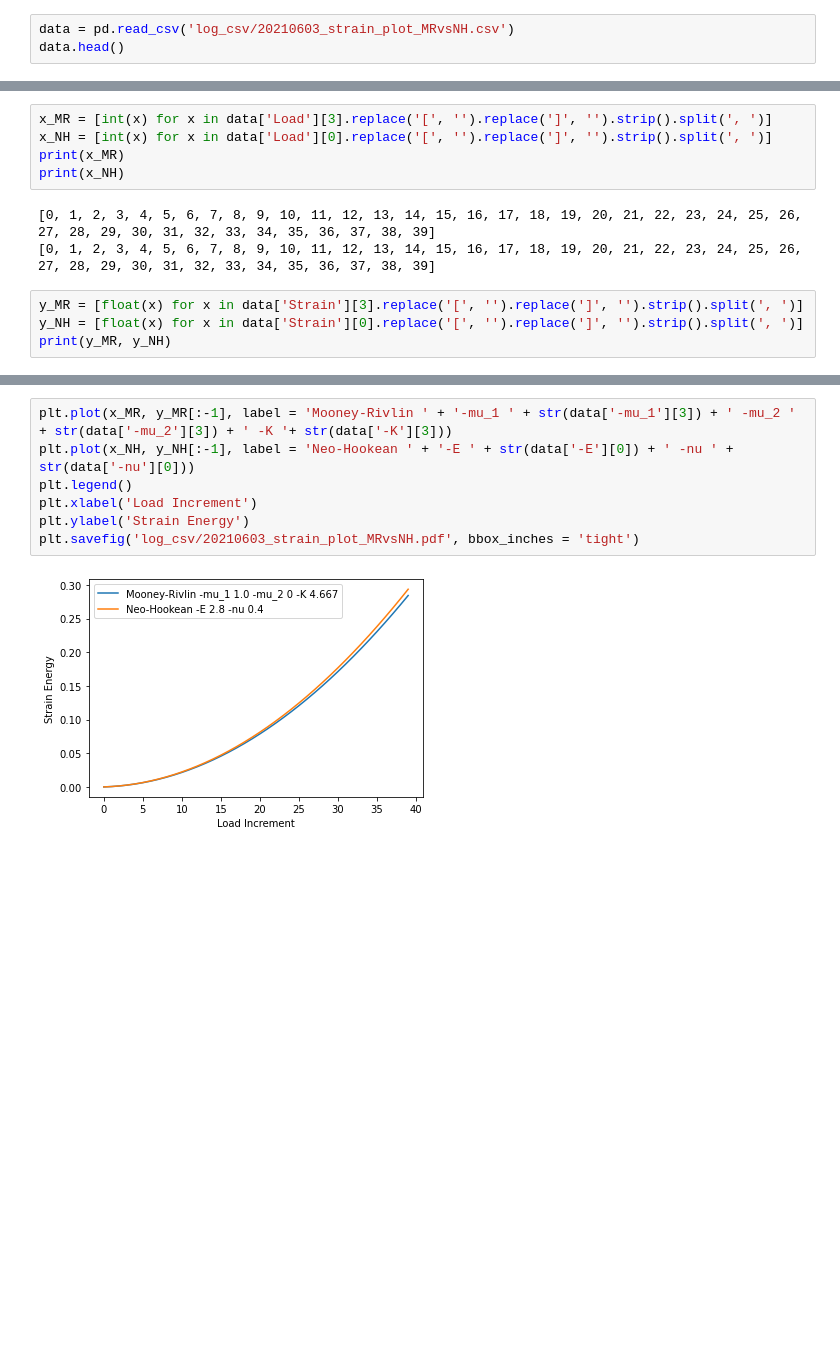
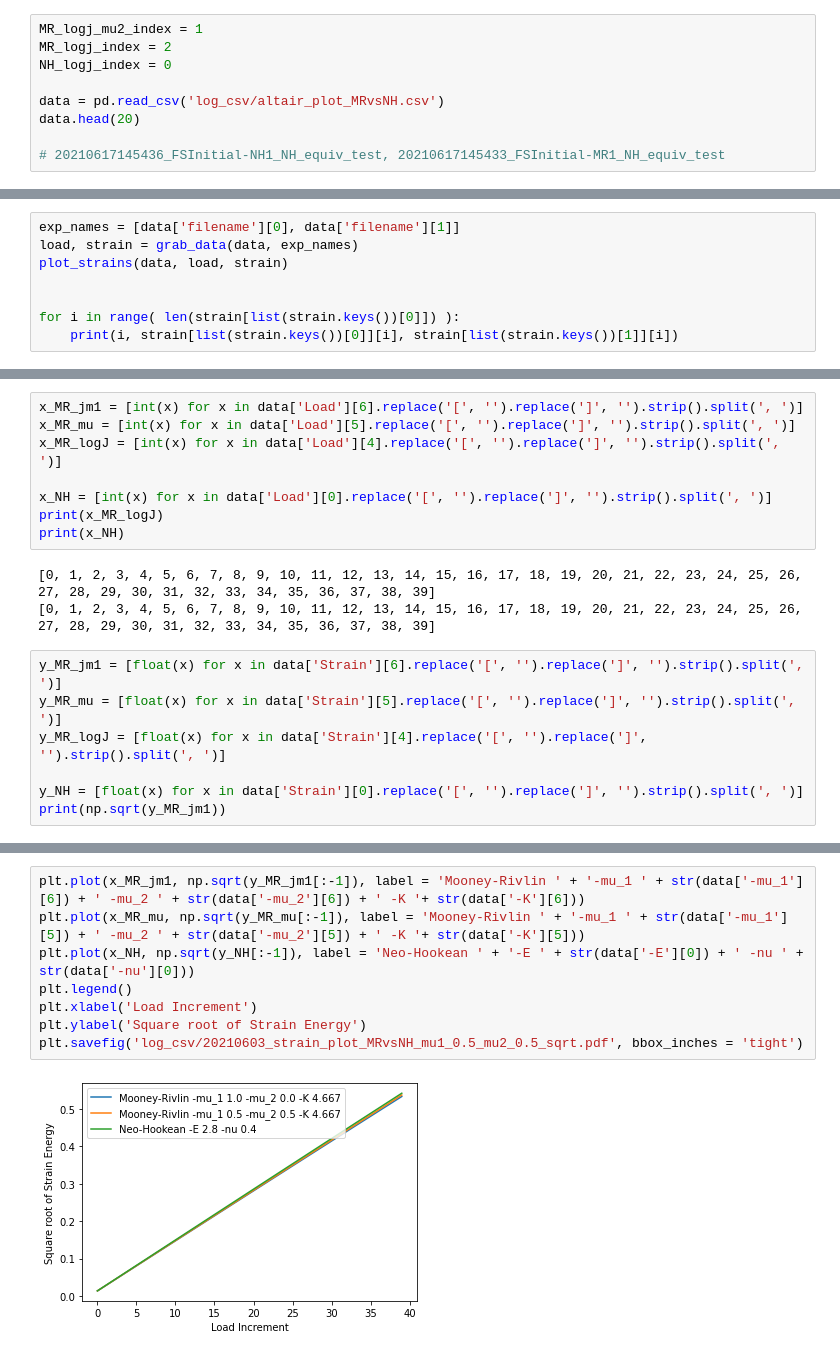
Before and after one commit to karenlstengel/gradResearchData, a Jupyter notebook: figures.ipynb, the cells around one changed output, grey strips where cells are left out. Drawn from its saved outputs; the diff is of its cells as text; blank space fills up the shorter version.

Commit message:
misc tests and added parameter calculation func

```diff
--- a/figures.ipynb
+++ b/figures.ipynb
@@ -7,5 +54,11 @@ import altair as alt
 # %%
-data = pd.read_csv('log_csv/20210603_strain_plot_MRvsNH.csv')
-data.head()
+MR_logj_mu2_index = 1
+MR_logj_index = 2
+NH_logj_index = 0
+
+data = pd.read_csv('log_csv/altair_plot_MRvsNH.csv')
+data.head(20)
+
+# 20210617145436_FSInitial-NH1_NH_equiv_test, 20210617145433_FSInitial-MR1_NH_equiv_test
 # %% [output]
 |  | Unnamed: 0 | -E | -nu | -mu_1 | -K | -mu_2 | -problem | -bc_clamp | -bc_clamp_1_rotate | ... |
@@ -15,0 +73,8 @@ data.head()
+# %%
+exp_names = [data['filename'][0], data['filename'][1]]
+load, strain = grab_data(data, exp_names)
+plot_strains(data, load, strain)
+
+
+for i in range( len(strain[list(strain.keys())[0]]) ):
+    print(i, strain[list(strain.keys())[0]][i], strain[list(strain.keys())[1]][i])
@@ -16,13 +101,19 @@ data.head()
 # %%
-x_MR = [int(x) for x in data['Load'][3].replace('[', '').replace(']', '').strip().split(', ')]
+x_MR_jm1 = [int(x) for x in data['Load'][6].replace('[', '').replace(']', '').strip().split(', ')]
+x_MR_mu = [int(x) for x in data['Load'][5].replace('[', '').replace(']', '').strip().split(', ')]
+x_MR_logJ = [int(x) for x in data['Load'][4].replace('[', '').replace(']', '').strip().split(', ')]
+
 x_NH = [int(x) for x in data['Load'][0].replace('[', '').replace(']', '').strip().split(', ')]
-print(x_MR)
+print(x_MR_logJ)
 print(x_NH)
 # %% [output]
 [0, 1, 2, 3, 4, 5, 6, 7, 8, 9, 10, 11, 12, 13, 14, 15, 16, 17, 18, 19, 20, 21, 22, 23, 24, 25, 26, 27, 28, 29, 30, 31, 32, 33, 34, 35, 36, 37, 38, 39]
 [0, 1, 2, 3, 4, 5, 6, 7, 8, 9, 10, 11, 12, 13, 14, 15, 16, 17, 18, 19, 20, 21, 22, 23, 24, 25, 26, 27, 28, 29, 30, 31, 32, 33, 34, 35, 36, 37, 38, 39]
 # %%
-y_MR = [float(x) for x in data['Strain'][3].replace('[', '').replace(']', '').strip().split(', ')]
+y_MR_jm1 = [float(x) for x in data['Strain'][6].replace('[', '').replace(']', '').strip().split(', ')]
+y_MR_mu = [float(x) for x in data['Strain'][5].replace('[', '').replace(']', '').strip().split(', ')]
+y_MR_logJ = [float(x) for x in data['Strain'][4].replace('[', '').replace(']', '').strip().split(', ')]
+
 y_NH = [float(x) for x in data['Strain'][0].replace('[', '').replace(']', '').strip().split(', ')]
-print(y_MR, y_NH)
+print(np.sqrt(y_MR_jm1))
 # %% [output]
@@ -30,9 +127,10 @@ print(y_MR, y_NH)
 # %%
-plt.plot(x_MR, y_MR[:-1], label = 'Mooney-Rivlin ' + '-mu_1 ' + str(data['-mu_1'][3]) + ' -mu_2 ' + str(data['-mu_2'][3]) + ' -K '+ str(data['-K'][3]))
-plt.plot(x_NH, y_NH[:-1], label = 'Neo-Hookean ' + '-E ' + str(data['-E'][0]) + ' -nu ' + str(data['-nu'][0]))
+plt.plot(x_MR_jm1, np.sqrt(y_MR_jm1[:-1]), label = 'Mooney-Rivlin ' + '-mu_1 ' + str(data['-mu_1'][6]) + ' -mu_2 ' + str(data['-mu_2'][6]) + ' -K '+ str(data['-K'][6]))
+plt.plot(x_MR_mu, np.sqrt(y_MR_mu[:-1]), label = 'Mooney-Rivlin ' + '-mu_1 ' + str(data['-mu_1'][5]) + ' -mu_2 ' + str(data['-mu_2'][5]) + ' -K '+ str(data['-K'][5]))
+plt.plot(x_NH, np.sqrt(y_NH[:-1]), label = 'Neo-Hookean ' + '-E ' + str(data['-E'][0]) + ' -nu ' + str(data['-nu'][0]))
 plt.legend()
 plt.xlabel('Load Increment')
-plt.ylabel('Strain Energy')
-plt.savefig('log_csv/20210603_strain_plot_MRvsNH.pdf', bbox_inches = 'tight')
+plt.ylabel('Square root of Strain Energy')
+plt.savefig('log_csv/20210603_strain_plot_MRvsNH_mu1_0.5_mu2_0.5_sqrt.pdf', bbox_inches = 'tight')
 # %% [output]
-[figure, old version]
+[figure, new version]
```
Also changed, not shown: parts of 9 cells of this notebook, 42 other files.
